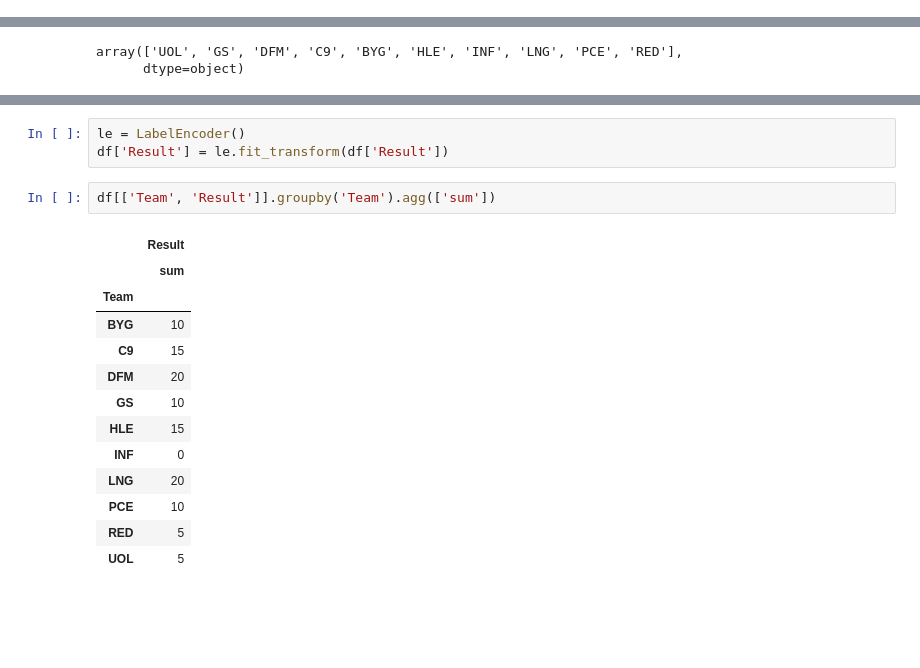
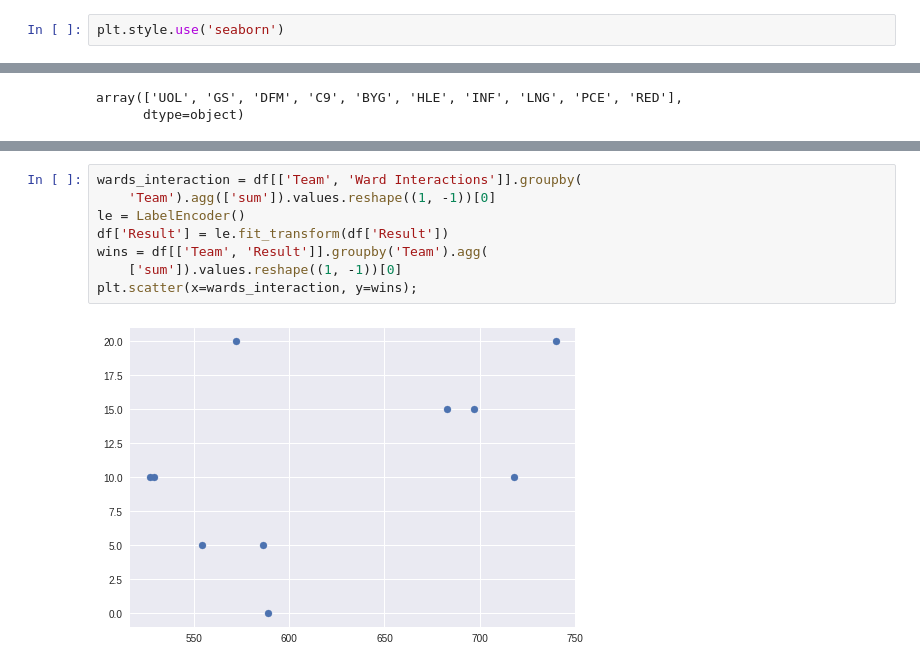
Before and after one commit to ndkhoa0704/LOL-2021-predictor, a Jupyter notebook: predict.ipynb, the cells around one changed output, grey strips where cells are left out. Saved outputs shown, nothing was run; the diff lists cells and outputs as text; blank space fills up the shorter version.

```diff
--- a/predict.ipynb
+++ b/predict.ipynb
@@ -41,3 +43,5 @@ import seaborn as sns
+# %%
+plt.style.use('seaborn')
 # %% [markdown]
 # Data description
 # %%
@@ -137,19 +125,10 @@ df[['Team','Ward Interactions']].groupby('Team').agg(['sum'])
-# %%
-le = LabelEncoder()
-df['Result'] = le.fit_transform(df['Result'])
-# %%
-df[['Team', 'Result']].groupby('Team').agg(['sum'])
-# %% [output]
-|  | Result |
-|  | sum |
-| Team |  |
-| BYG | 10 |
-| C9 | 15 |
-| DFM | 20 |
-| GS | 10 |
-| HLE | 15 |
-| INF | 0 |
-| LNG | 20 |
-| PCE | 10 |
-| RED | 5 |
-| UOL | 5 |
+# %%
+wards_interaction = df[['Team', 'Ward Interactions']].groupby(
+    'Team').agg(['sum']).values.reshape((1, -1))[0]
+le = LabelEncoder()
+df['Result'] = le.fit_transform(df['Result'])
+wins = df[['Team', 'Result']].groupby('Team').agg(
+    ['sum']).values.reshape((1, -1))[0]
+plt.scatter(x=wards_interaction, y=wins);
+# %% [output]
+[figure, added]
```
Also changed, not shown: parts of 5 cells of this notebook.
